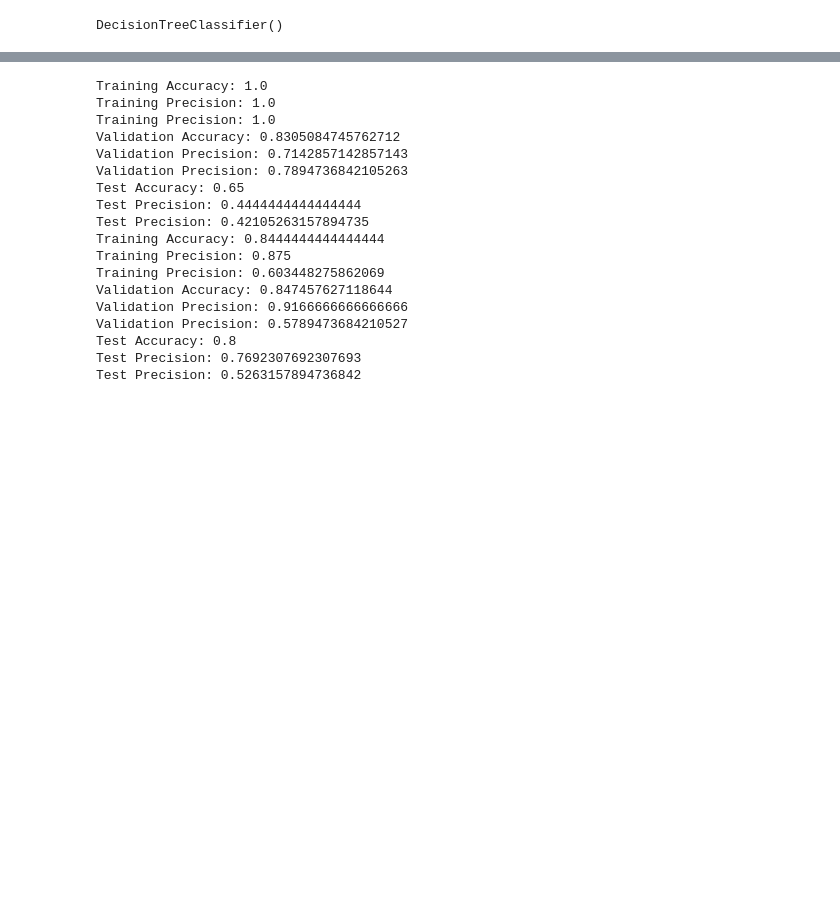
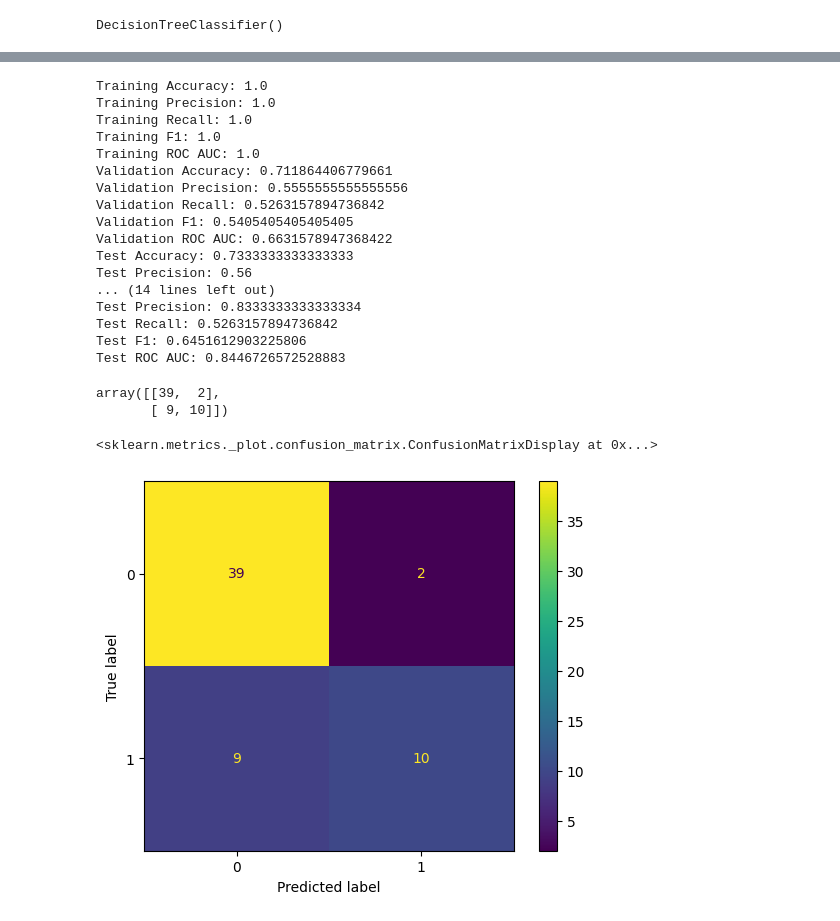
Before and after one commit to lavima/itf31519_2024, a Jupyter notebook: theory_and_practices/comparing_decisiontrees_naivebayes.ipynb, the cells around one changed output, grey strips where cells are left out. Drawn from its saved outputs; the diff is of its cells as text; code cells hidden in the pictures; blank space fills up the shorter version.

```diff
--- a/theory_and_practices/comparing_decisiontrees_naivebayes.ipynb
+++ b/theory_and_practices/comparing_decisiontrees_naivebayes.ipynb
@@ -38,8 +71,8 @@ test_targets = test.DEATH_EVENT
 # %%
 # Train a classifier with default parameters
 
-model1 = DecisionTreeClassifier()
-model1.fit(train_features, train_targets)
+dt1 = DecisionTreeClassifier()
+dt1.fit(train_features, train_targets)
 # %% [output]
 DecisionTreeClassifier()
 # %%
@@ -95,10 +150,18 @@ classification_report(validation_targets, model1.predict(validation_features))
 # %%
 # Train a new classifier with max_depth set to 2 i.e. the produced decision tree will
 # never be deeper than 2 levels. This is a somewhat arbitraty choice of both parameter and
-# value. You should try as many combinations as you see fit to achieve the best possible
-# classifier.
+# value.
 
-model2 = DecisionTreeClassifier(max_depth=2)
-model2.fit(train_features, train_targets)
-evaluate(model2)
+# Read the documentation for the classification algorithm to understand how the parameteres work,
+# and make different models based on your understanding of what might improve the results.
+# A random approach might also be a viable approach, but, with manual hyperparameter tuning,
+# this approach will take a long time.
+#
+# Note that you are expected to be able to explain and discuss how
+# different hyperparameters affect results, both in the mandatory assignments and the
+# oral exam
+
+dt2 = DecisionTreeClassifier(max_depth=2)
+dt2.fit(train_features, train_targets)
+evaluate(dt2)
 # %% [output]
@@ -111,24 +183,38 @@ Validation Precision: 0.5789473684210527
 # %%
-# Do final evaluation with the best models only
+# Do final evaluation with the best models only. In this example we have only two,
+# so we test both.
 
-evaluate(model1, final_eval=True)
-evaluate(model2, final_eval=True)
+evaluate(dt1, final_eval=True)
+evaluate(dt2, final_eval=True)
 # %% [output]
 Training Accuracy: 1.0
 Training Precision: 1.0
-Training Precision: 1.0
-Validation Accuracy: 0.8305084745762712
-Validation Precision: 0.7142857142857143
-Validation Precision: 0.7894736842105263
-Test Accuracy: 0.65
-Test Precision: 0.4444444444444444
-Test Precision: 0.42105263157894735
-Training Accuracy: 0.8444444444444444
-Training Precision: 0.875
-Training Precision: 0.603448275862069
-Validation Accuracy: 0.847457627118644
-Validation Precision: 0.9166666666666666
-Validation Precision: 0.5789473684210527
-Test Accuracy: 0.8
-Test Precision: 0.7692307692307693
-Test Precision: 0.5263157894736842
+Training Recall: 1.0
+Training F1: 1.0
+Training ROC AUC: 1.0
+Validation Accuracy: 0.711864406779661
+Validation Precision: 0.5555555555555556
+Validation Recall: 0.5263157894736842
+Validation F1: 0.5405405405405405
+Validation ROC AUC: 0.6631578947368422
+Test Accuracy: 0.7333333333333333
+Test Precision: 0.56
+... (14 lines left out)
+Test Precision: 0.8333333333333334
+Test Recall: 0.5263157894736842
+Test F1: 0.6451612903225806
+Test ROC AUC: 0.8446726572528883
+# %%
+# Calculate the confusion matrix for the best decision tree model.
+
+confusion_matrix(test_targets, dt2.predict(test_features))
+# %% [output]
+array([[39,  2],
+       [ 9, 10]])
+# %%
+# The ConfusionMatrixDisplay class can be used to make confusion matrix plots
+
+ConfusionMatrixDisplay.from_estimator(dt2, test_features, test_targets)
+# %% [output]
+<sklearn.metrics._plot.confusion_matrix.ConfusionMatrixDisplay at 0x...>
+[figure, added]
```
Also changed, not shown: parts of 27 cells of this notebook.
